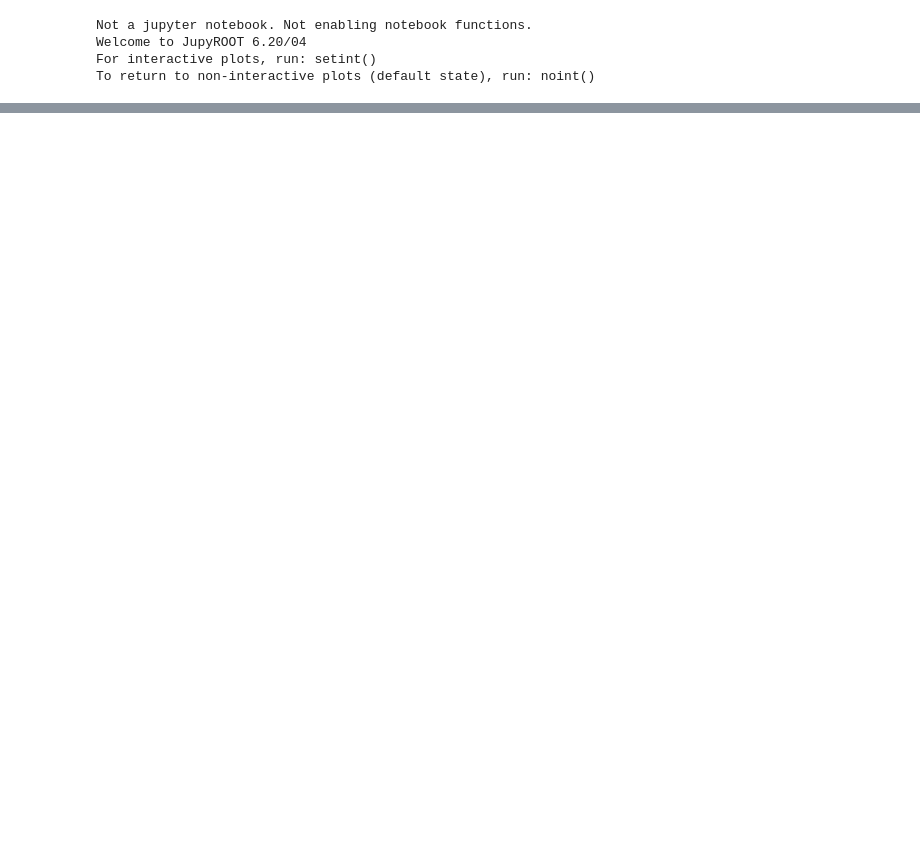
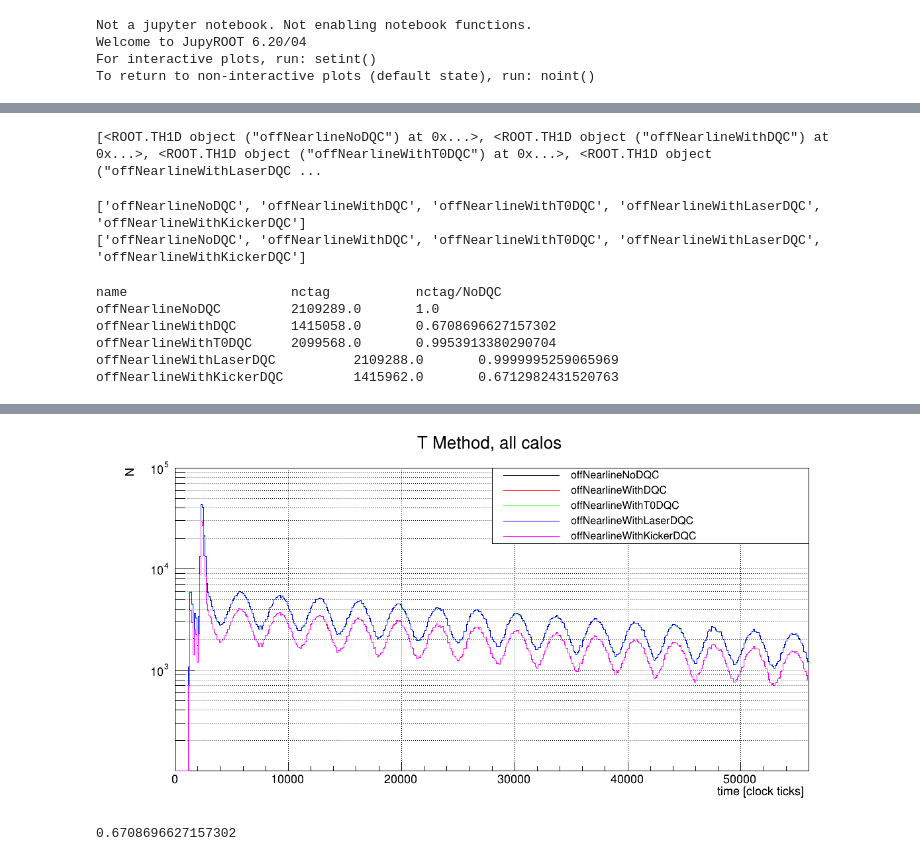
Before and after one commit to jlabounty/g-2, a Jupyter notebook: dqc/fill_by_fill_investigation.ipynb, the cells around one changed output, grey strips where cells are left out. Drawn from its saved outputs; the diff is of its cells as text; code cells hidden in the pictures; blank space fills up the shorter version.

```diff
--- a/dqc/fill_by_fill_investigation.ipynb
+++ b/dqc/fill_by_fill_investigation.ipynb
@@ -45,0 +74,73 @@ toplot = 'allCaloWiggle'
+# %%
+hists = []
+thesenames = []
+for i, file in enumerate(files):
+    if(".root" in file and ".root." not in file):
+        try:
+            fi = r.TFile(filepath+file)
+        except:
+            print("Unable to open file")
+            continue
+        for j,name in enumerate(dirnames):
+            hi = fi.Get(name+"/"+toplot).Clone()
+            #print(hi)
+            hi.SetLineColor(i+1)
+            hi.SetDirectory(0)
+
+            try:
+                if(len(hists) < len(dirnames)):
+                    hists.append(hi.Clone(name))
+                    hists[j].SetDirectory(0)
+                    thesenames.append(name)
+                else:
+                    hists[j].Add(hi)
+            except:
+                print("Error in:", file)
+print(hists)
+# %% [output]
+[<ROOT.TH1D object ("offNearlineNoDQC") at 0x...>, <ROOT.TH1D object ("offNearlineWithDQC") at 0x...>, <ROOT.TH1D object ("offNearlineWithT0DQC") at 0x...>, <ROOT.TH1D object ("offNearlineWithLaserDQC ...
+# %%
+print(thesenames)
+print(dirnames)
+# %% [output]
+['offNearlineNoDQC', 'offNearlineWithDQC', 'offNearlineWithT0DQC', 'offNearlineWithLaserDQC', 'offNearlineWithKickerDQC']
+['offNearlineNoDQC', 'offNearlineWithDQC', 'offNearlineWithT0DQC', 'offNearlineWithLaserDQC', 'offNearlineWithKickerDQC']
+# %%
+c = r.TCanvas("c","c",1200,600)
+
+leg = r.TLegend(0.5,0.7,0.9,0.9)
+
+refctag = 0
+print("name      \t\t nctag           nctag/NoDQC")
+
+for i,name in enumerate(dirnames):
+    hi = hists[i]
+    if(i < 4):
+        hi.SetLineColor(i+1)
+    else:
+        hi.SetLineColor(i+2)
+    hi.GetXaxis().SetRangeUser(0,70*1000/1.25)
+    hi.GetYaxis().SetRangeUser(100,100000)
+    thisctag = hi.Integral(hi.FindBin(30), -1)
+    if(i < 1):
+        refctag = hi.Integral(hi.FindBin(30), -1)
+    print(name, "\t", thisctag, "\t", thisctag/refctag )
+
+    if(i>0):
+        hi.DrawCopy("hist same")
+    else:
+        hi.DrawCopy("hist")
+    leg.AddEntry(hi,name,"l")
+
+
+c.SetLogy()
+leg.Draw()
+c.SetGrid()
+c.Draw()
+# %% [output]
+name                     nctag           nctag/NoDQC
+offNearlineNoDQC         2109289.0       1.0
+offNearlineWithDQC       1415058.0       0.6708696627157302
+offNearlineWithT0DQC     2099568.0       0.9953913380290704
+offNearlineWithLaserDQC          2109288.0       0.9999995259065969
+offNearlineWithKickerDQC         1415962.0       0.6712982431520763
@@ -45,0 +148,5 @@ toplot = 'allCaloWiggle'
+[figure, added]
+# %%
+1415058.0/2109289.0
+# %% [output]
+0.6708696627157302
```
Also changed, not shown: parts of 14 cells of this notebook, 1 other file.
